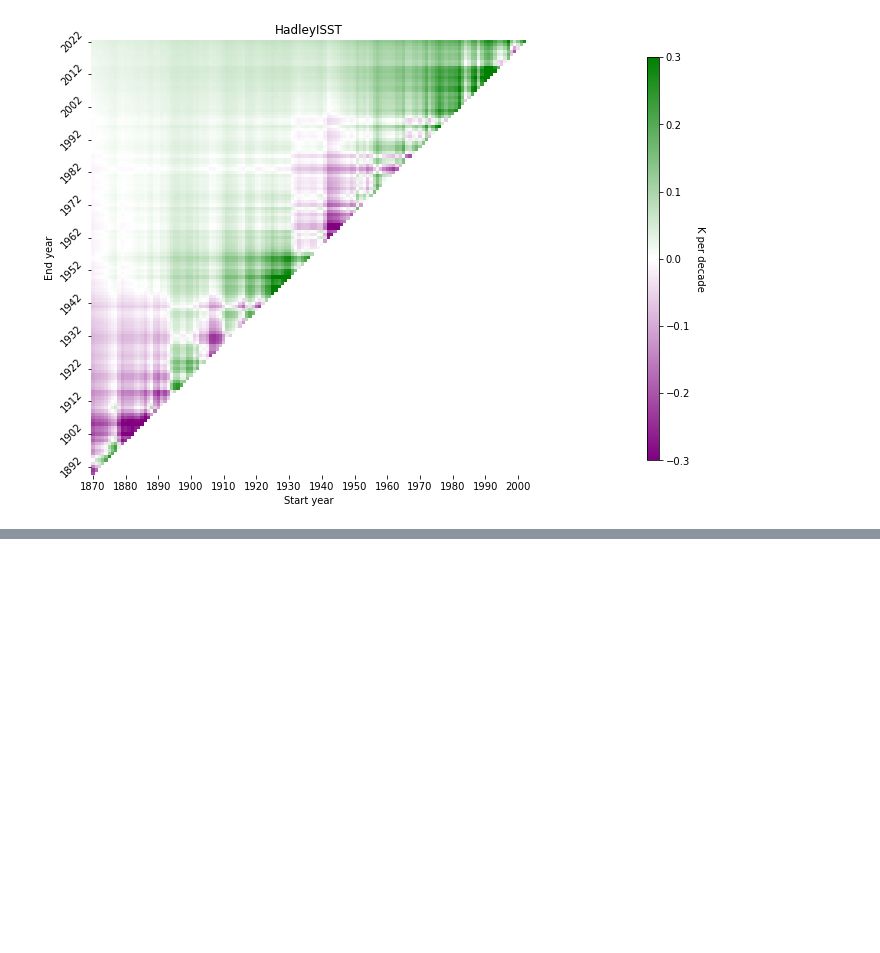
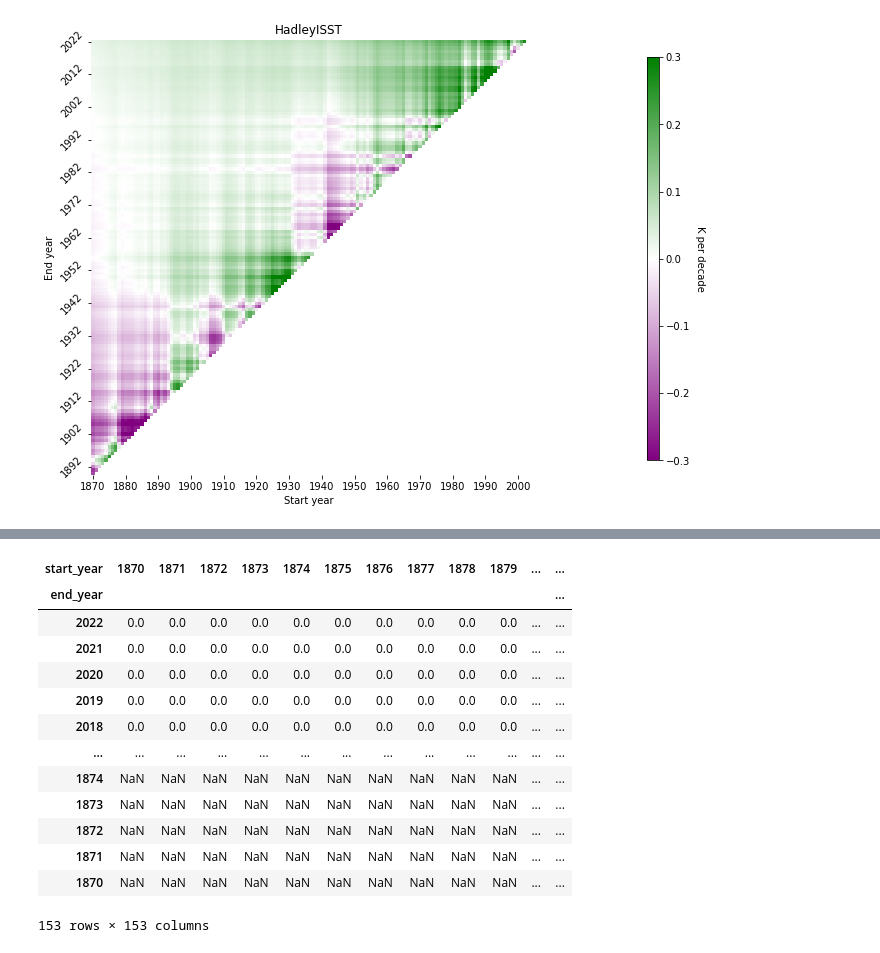
Before and after one commit to hanbyrne1995/gradient_project, a Jupyter notebook: MME_MIROC.ipynb, the cells around one changed output, grey strips where cells are left out. Drawn from its saved outputs; the diff is of its cells as text; code cells hidden in the pictures; blank space fills up the shorter version.

```diff
--- a/MME_MIROC.ipynb
+++ b/MME_MIROC.ipynb
@@ -209,0 +189,17 @@ Attributes:
+# %%
+# now flag True for every instance where the observations lies within the range
+dictObsInRange = defaultdict(list)
+
+for key in trends:
+    if key in dictLower.keys():
+        if not (np.isnan(dictLower[key]) | np.isnan(dictUpper[key])):
+            if (trends[key] > dictLower[key]) & (trends[key] < dictUpper[key]):
+                dictObsInRange[key] = 1
+            else:
+                dictObsInRange[key] = 0
+        else:
+            dictObsInRange[key] = np.nan
+    else:
+        dictObsInRange[key] = np.nan
+
+dictObsInRange = dict(dictObsInRange)
@@ -209,0 +223,24 @@ Attributes:
+# %%
+# creating a dataframe
+dfObsInRange = pd.DataFrame(list(dictObsInRange.items()), columns = ['Year', 'Trend'])
+dfObsInRange[['start_year', 'end_year']] = pd.DataFrame(dfObsInRange['Year'].tolist(), index = dfObsInRange.index)
+dfObsInRange.drop('Year', axis = 1, inplace = True)
+dfObsInRange = dfObsInRange.pivot('end_year', 'start_year', 'Trend')
+dfObsInRange = dfObsInRange.sort_index(ascending = False)
+
+dfObsInRange
+# %% [output]
+| start_year | 1870 | 1871 | 1872 | 1873 | 1874 | 1875 | 1876 | 1877 | 1878 | 1879 | ... | ... |
+| end_year |  |  |  |  |  |  |  |  |  |  |  | ... |
+| 2022 | 0.0 | 0.0 | 0.0 | 0.0 | 0.0 | 0.0 | 0.0 | 0.0 | 0.0 | 0.0 | ... | ... |
+| 2021 | 0.0 | 0.0 | 0.0 | 0.0 | 0.0 | 0.0 | 0.0 | 0.0 | 0.0 | 0.0 | ... | ... |
+| 2020 | 0.0 | 0.0 | 0.0 | 0.0 | 0.0 | 0.0 | 0.0 | 0.0 | 0.0 | 0.0 | ... | ... |
+| 2019 | 0.0 | 0.0 | 0.0 | 0.0 | 0.0 | 0.0 | 0.0 | 0.0 | 0.0 | 0.0 | ... | ... |
+| 2018 | 0.0 | 0.0 | 0.0 | 0.0 | 0.0 | 0.0 | 0.0 | 0.0 | 0.0 | 0.0 | ... | ... |
+| ... | ... | ... | ... | ... | ... | ... | ... | ... | ... | ... | ... | ... |
+| 1874 | NaN | NaN | NaN | NaN | NaN | NaN | NaN | NaN | NaN | NaN | ... | ... |
+| 1873 | NaN | NaN | NaN | NaN | NaN | NaN | NaN | NaN | NaN | NaN | ... | ... |
+| 1872 | NaN | NaN | NaN | NaN | NaN | NaN | NaN | NaN | NaN | NaN | ... | ... |
+| 1871 | NaN | NaN | NaN | NaN | NaN | NaN | NaN | NaN | NaN | NaN | ... | ... |
+| 1870 | NaN | NaN | NaN | NaN | NaN | NaN | NaN | NaN | NaN | NaN | ... | ... |
+153 rows × 153 columns
```
Also changed, not shown: parts of 14 cells of this notebook.
